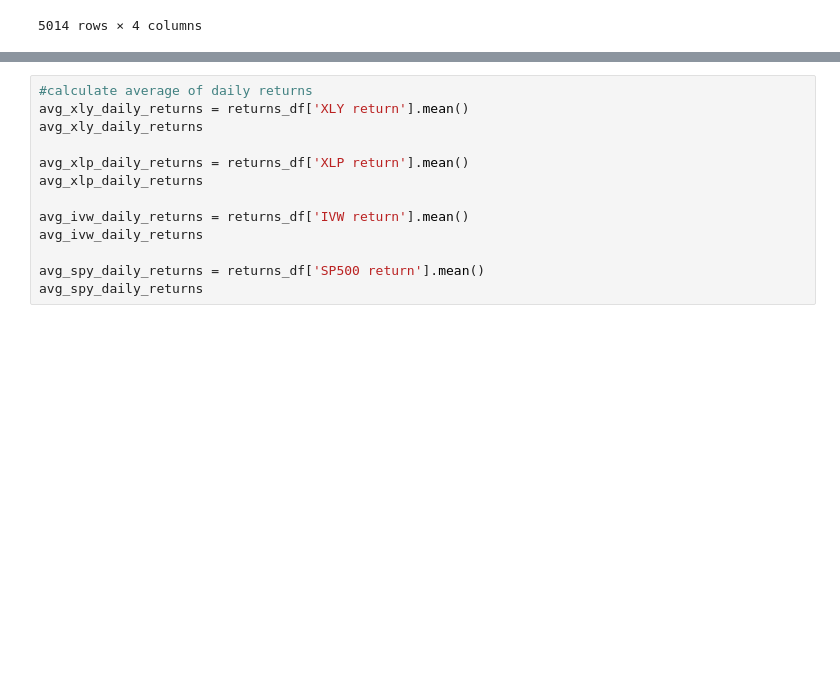
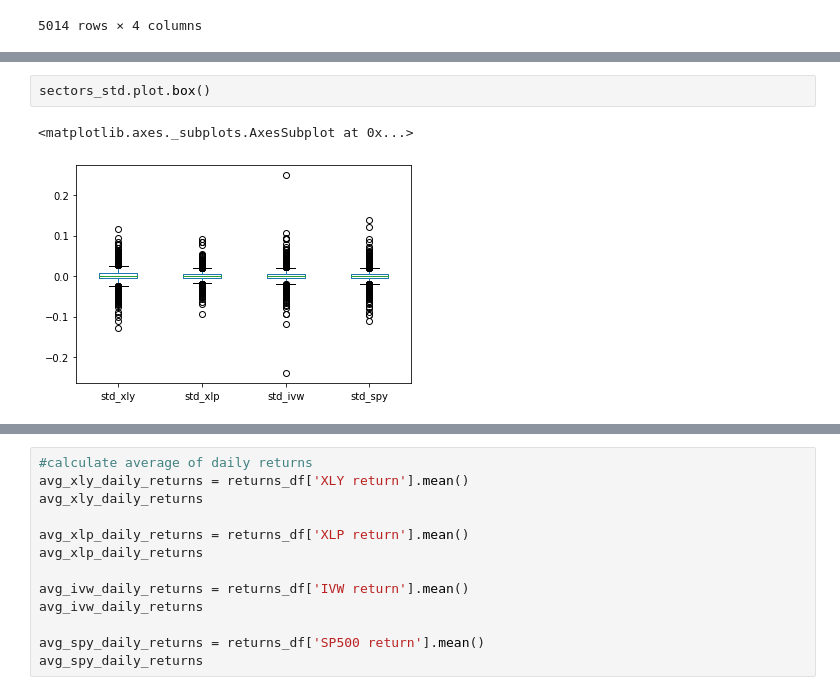
Before and after one commit to bkayratkyzy/Monte_Carlo_Simulations, a Jupyter notebook: notebooks/kelly.ipynb, the cells around one changed output, grey strips where cells are left out. Drawn from its saved outputs; the diff is of its cells as text; blank space fills up the shorter version.

```diff
--- a/notebooks/kelly.ipynb
+++ b/notebooks/kelly.ipynb
@@ -223,0 +280,5 @@ std_spy_daily_returns
+# %%
+sectors_std.plot.box()
+# %% [output]
+<matplotlib.axes._subplots.AxesSubplot at 0x...>
+[figure, added]
```
Also changed, not shown: parts of 56 cells of this notebook.
